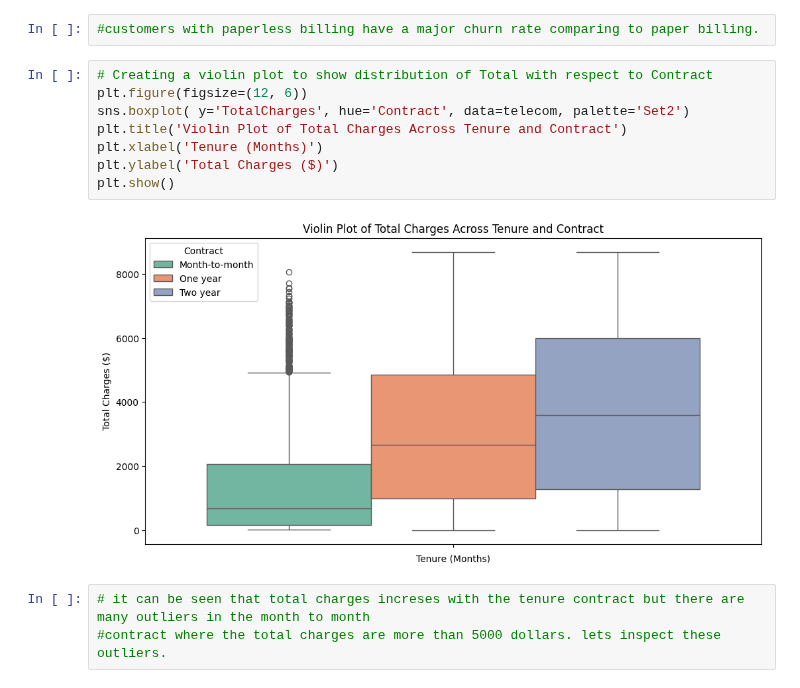
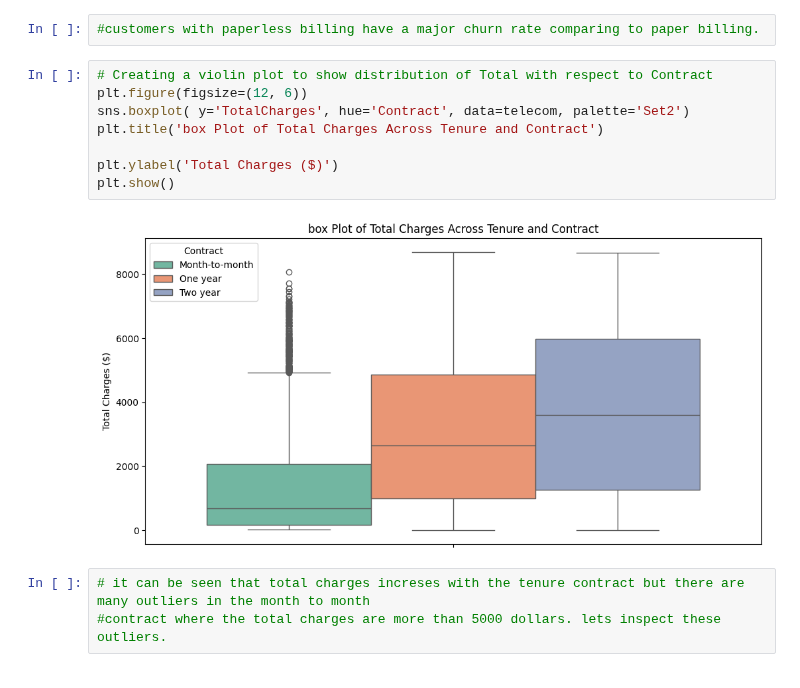
Before and after one commit to Shweta-singh-davv/python-data-science, a Jupyter notebook: Telecom_churn_pickyourtrail_assignment.ipynb, the cells around one changed output. Drawn from its saved outputs; the diff is of its cells as text.

```diff
--- a/Telecom_churn_pickyourtrail_assignment.ipynb
+++ b/Telecom_churn_pickyourtrail_assignment.ipynb
@@ -410,13 +410,13 @@ plt.show()
 # %%
 # Creating a violin plot to show distribution of Total with respect to Contract
 plt.figure(figsize=(12, 6))
 sns.boxplot( y='TotalCharges', hue='Contract', data=telecom, palette='Set2')
-plt.title('Violin Plot of Total Charges Across Tenure and Contract')
-plt.xlabel('Tenure (Months)')
+plt.title('box Plot of Total Charges Across Tenure and Contract')
+
 plt.ylabel('Total Charges ($)')
 plt.show()
 # %% [output]
-[figure, old version]
+[figure, new version]
 # %%
 # it can be seen that total charges increses with the tenure contract but there are many outliers in the month to month
 #contract where the total charges are more than 5000 dollars. lets inspect these outliers.
```
Also changed, not shown: parts of 2 cells of this notebook.
